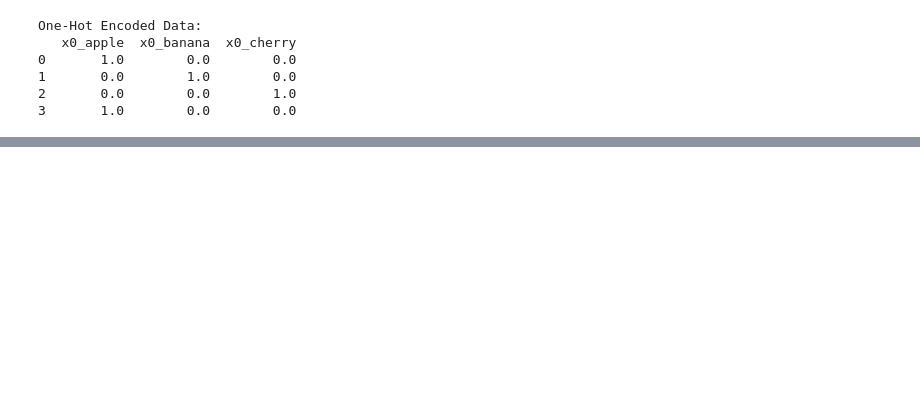
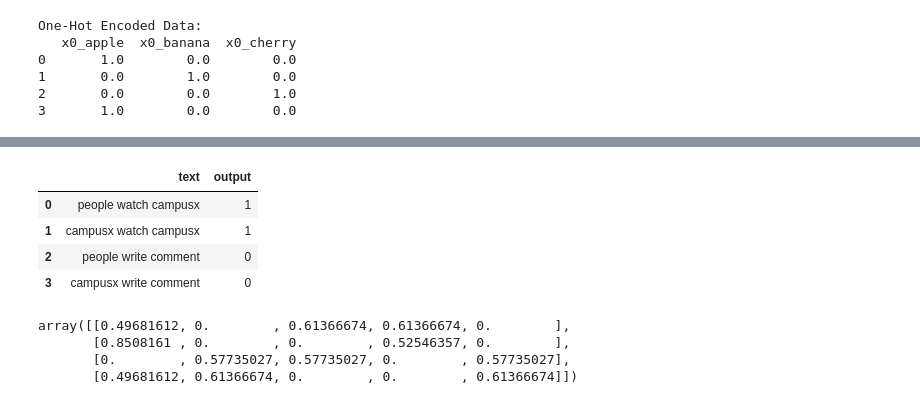
Before and after one commit to Aravindraprasad/NLP-, a Jupyter notebook: Step 3 Feature Engineering/NLP_Feature_Engineering.ipynb, the cells around one changed output, grey strips where cells are left out. Cells and saved outputs as stored; diff of their text form; code cells hidden in the pictures; blank space fills up the shorter version.

```diff
--- a/Step 3 Feature Engineering/NLP_Feature_Engineering.ipynb
+++ b/Step 3 Feature Engineering/NLP_Feature_Engineering.ipynb
@@ -85,0 +245,24 @@ One-Hot Encoded Data:
+# %%
+import pandas as pd
+# DataFrame
+data = {
+    'text': ['people watch campusx', 'campusx watch campusx', 'people write comment', 'campusx write comment'],
+    'output': [1,1,0,0]
+}
+df = pd.DataFrame(data)
+df.head()
+# %% [output]
+|  | text | output |
+| 0 | people watch campusx | 1 |
+| 1 | campusx watch campusx | 1 |
+| 2 | people write comment | 0 |
+| 3 | campusx write comment | 0 |
+# %%
+from sklearn.feature_extraction.text import TfidfVectorizer
+tfidf = TfidfVectorizer()
+tfidf.fit_transform(df['text']).toarray()
+# %% [output]
+array([[0.49681612, 0.        , 0.61366674, 0.61366674, 0.        ],
+       [0.8508161 , 0.        , 0.        , 0.52546357, 0.        ],
+       [0.        , 0.57735027, 0.57735027, 0.        , 0.57735027],
+       [0.49681612, 0.61366674, 0.        , 0.        , 0.61366674]])
```
Also changed, not shown: parts of 31 cells of this notebook, 2 other files.
